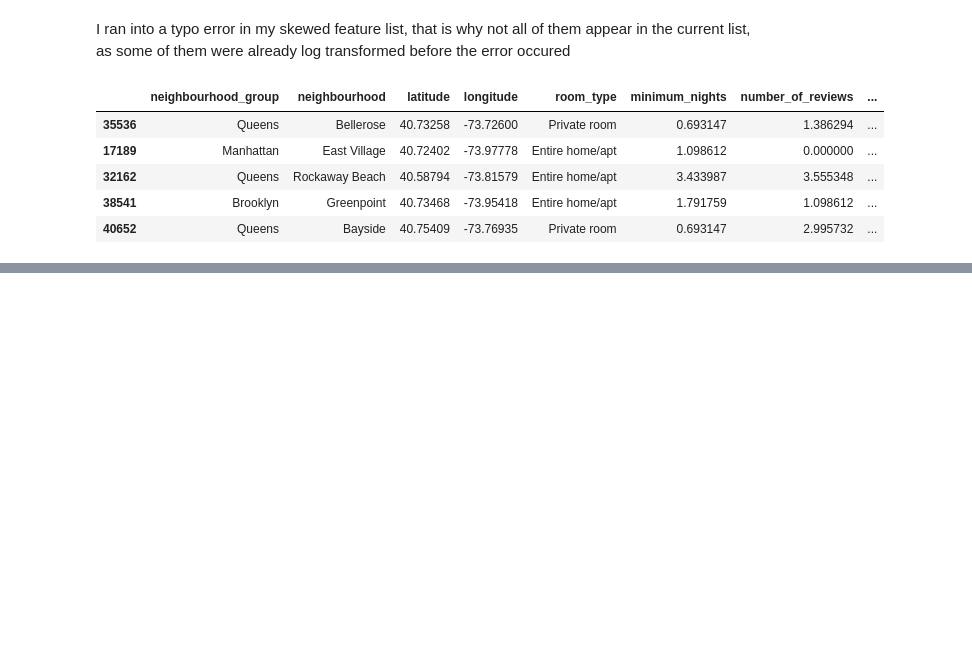
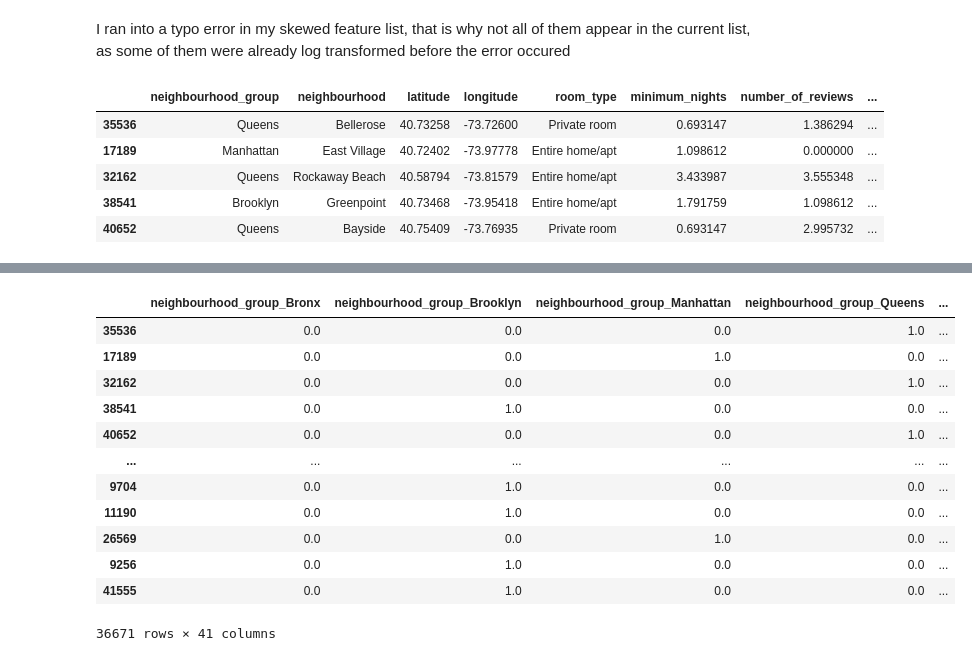
Before and after one commit to lorivera23/Projects-1, a Jupyter notebook: AirBnB_EDA_notebook.ipynb, the cells around one changed output, grey strips where cells are left out. Cells and saved outputs as stored; diff of their text form; code cells hidden in the pictures; blank space fills up the shorter version.

```diff
--- a/AirBnB_EDA_notebook.ipynb
+++ b/AirBnB_EDA_notebook.ipynb
@@ -446,0 +572,19 @@ for feature in log_transformed:
+# %%
+X_train_final = pd.concat([ohe_transform, X_train_scaled], axis=1)
+X_test_final = pd.concat([ohe_test_transformed, X_test_scaled], axis=1)
+# %%
+X_train_final
+# %% [output]
+|  | neighbourhood_group_Bronx | neighbourhood_group_Brooklyn | neighbourhood_group_Manhattan | neighbourhood_group_Queens | ... |
+| 35536 | 0.0 | 0.0 | 0.0 | 1.0 | ... |
+| 17189 | 0.0 | 0.0 | 1.0 | 0.0 | ... |
+| 32162 | 0.0 | 0.0 | 0.0 | 1.0 | ... |
+| 38541 | 0.0 | 1.0 | 0.0 | 0.0 | ... |
+| 40652 | 0.0 | 0.0 | 0.0 | 1.0 | ... |
+| ... | ... | ... | ... | ... | ... |
+| 9704 | 0.0 | 1.0 | 0.0 | 0.0 | ... |
+| 11190 | 0.0 | 1.0 | 0.0 | 0.0 | ... |
+| 26569 | 0.0 | 0.0 | 1.0 | 0.0 | ... |
+| 9256 | 0.0 | 1.0 | 0.0 | 0.0 | ... |
+| 41555 | 0.0 | 1.0 | 0.0 | 0.0 | ... |
+36671 rows × 41 columns
```
Also changed, not shown: parts of 41 cells of this notebook.
